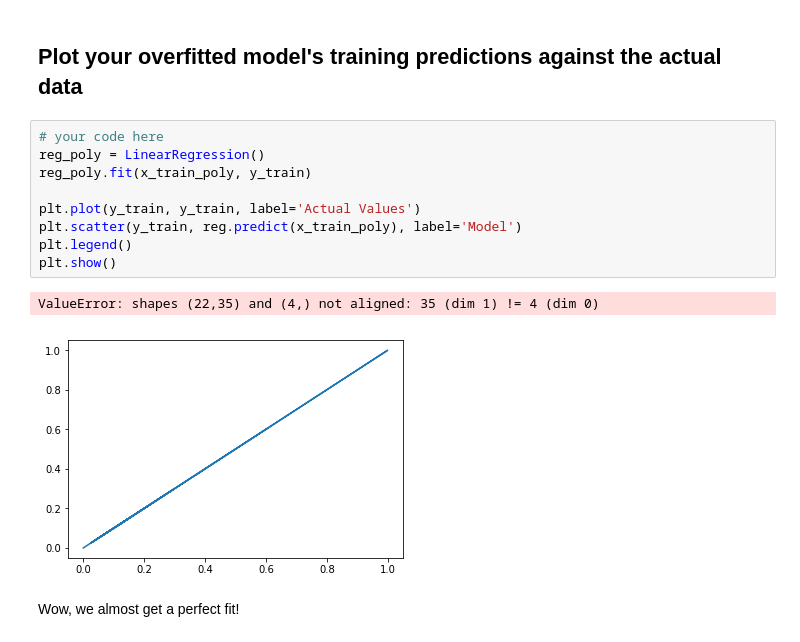
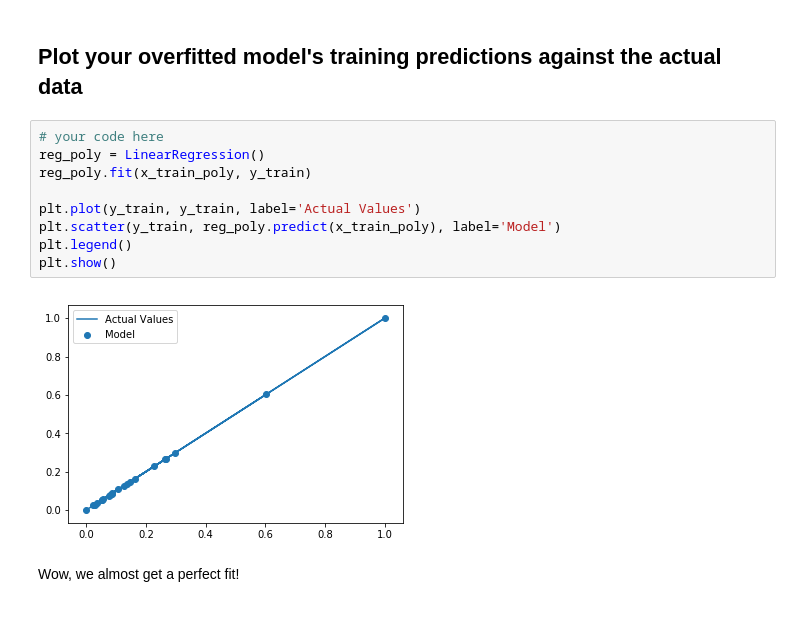
Before and after one commit to zapatos24/dsc-bias-variance-trade-off-lab-nyc-ds-060319, a Jupyter notebook: index.ipynb, the cells around one changed output. Cells and saved outputs as stored; diff of their text form.

```diff
--- a/index.ipynb
+++ b/index.ipynb
@@ -177,15 +177,14 @@ np.shape(x_train_poly)
 # %%
 # your code here
 reg_poly = LinearRegression()
 reg_poly.fit(x_train_poly, y_train)
 
 plt.plot(y_train, y_train, label='Actual Values')
-plt.scatter(y_train, reg.predict(x_train_poly), label='Model')
+plt.scatter(y_train, reg_poly.predict(x_train_poly), label='Model')
 plt.legend()
 plt.show()
 # %% [output]
-ValueError: shapes (22,35) and (4,) not aligned: 35 (dim 1) != 4 (dim 0)
-[figure, old version]
+[figure, new version]
 # %% [markdown]
 Wow, we almost get a perfect fit!
 # %% [markdown]
```
